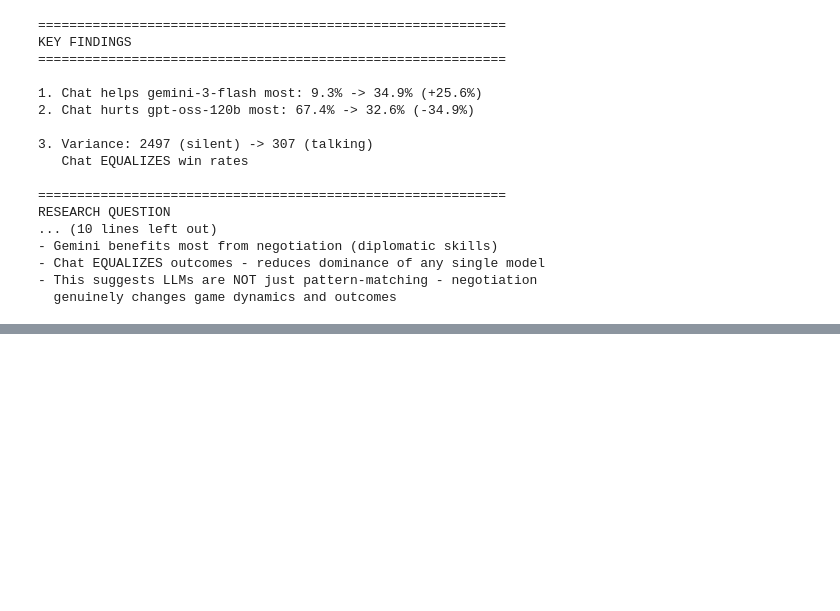
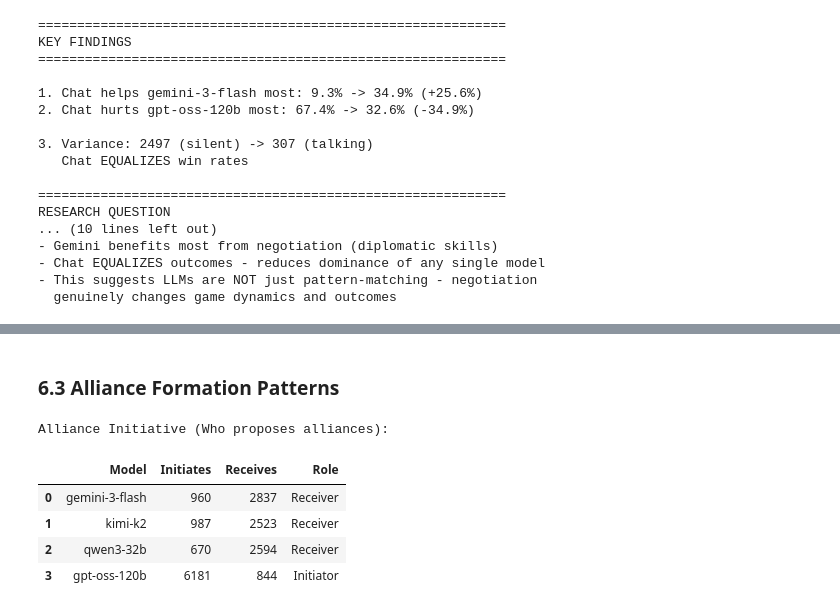
Before and after one commit to stanley-fork/so-long-sucker, a Jupyter notebook: analysis/main.ipynb, the cells around one changed output, grey strips where cells are left out. Drawn from its saved outputs; the diff is of its cells as text; code cells hidden in the pictures; blank space fills up the shorter version.

```diff
--- a/analysis/main.ipynb
+++ b/analysis/main.ipynb
@@ -514,0 +643,43 @@ RESEARCH QUESTION
+# %% [markdown]
+### 6.3 Alliance Formation Patterns
+# %%
+# Track who proposes alliances with whom
+alliance_matrix = {c1: {c2: 0 for c2 in ['red', 'blue', 'green', 'yellow']}
+                   for c1 in ['red', 'blue', 'green', 'yellow']}
+
+for snap in talking['snapshots']:
+    if snap['type'] == 'decision' and snap.get('llmResponse'):
+        player = snap.get('player')
+        for tc in snap['llmResponse'].get('toolCalls') or []:
+            if tc['name'] == 'sendChat' and player:
+                msg = tc.get('arguments', {}).get('message', '').lower()
+                if any(kw in msg for kw in ALLIANCE_KEYWORDS):
+                    for target in ['red', 'blue', 'green', 'yellow']:
+                        if target != player and target in msg:
+                            alliance_matrix[player][target] += 1
+
+# Calculate initiative (who initiates vs receives)
+alliance_stats = []
+for color in ['red', 'blue', 'green', 'yellow']:
+    initiates = sum(alliance_matrix[color].values())
+    receives = sum(alliance_matrix[c][color] for c in ['red', 'blue', 'green', 'yellow'])
+    ratio = initiates / receives if receives > 0 else float('inf')
+    style = 'Initiator' if ratio > 1.5 else 'Receiver' if ratio < 0.67 else 'Balanced'
+
+    alliance_stats.append({
+        'Model': normalize_model(silent['session']['playerModels'][color]),
+        'Initiates': initiates,
+        'Receives': receives,
+        'Role': style
+    })
+
+alliance_df = pd.DataFrame(alliance_stats)
+print("Alliance Initiative (Who proposes alliances):")
+alliance_df
+# %% [output]
+Alliance Initiative (Who proposes alliances):
+|  | Model | Initiates | Receives | Role |
+| 0 | gemini-3-flash | 960 | 2837 | Receiver |
+| 1 | kimi-k2 | 987 | 2523 | Receiver |
+| 2 | qwen3-32b | 670 | 2594 | Receiver |
+| 3 | gpt-oss-120b | 6181 | 844 | Initiator |
```
Also changed, not shown: parts of 25 cells of this notebook, 7 other files.
